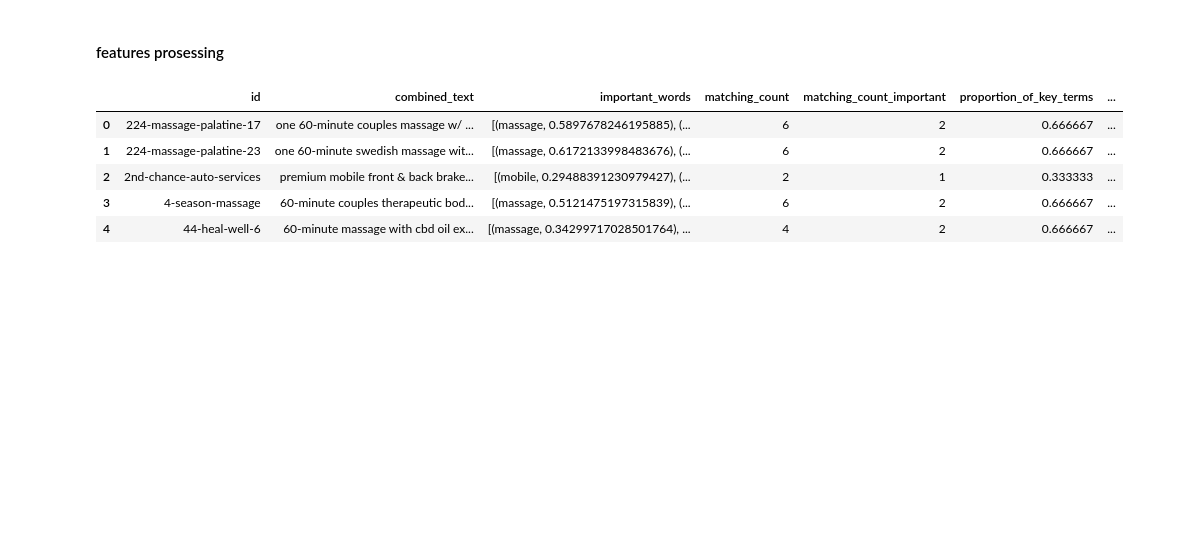
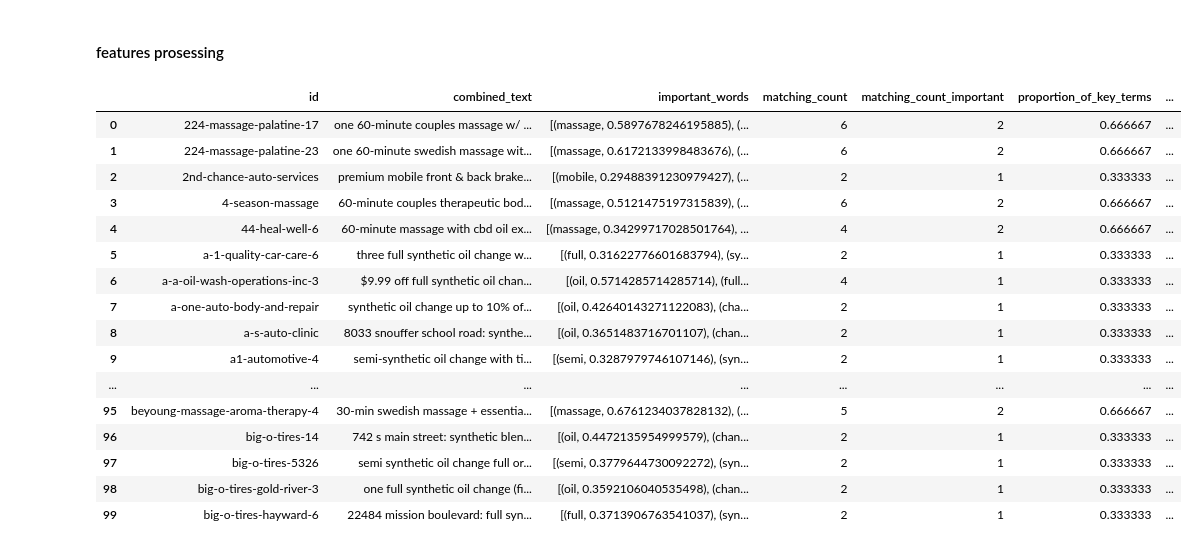
Before and after one commit to zphilippcz/research, a Jupyter notebook: relevance/search_annotation_data.ipynb, the cells around one changed output. Drawn from its saved outputs; the diff is of its cells as text; code cells hidden in the pictures; blank space fills up the shorter version.

```diff
--- a/relevance/search_annotation_data.ipynb
+++ b/relevance/search_annotation_data.ipynb
@@ -120,21 +120,32 @@ deals_df.head()
 # %%
 query_terms = ['oil', 'massage', 'massage oil']
 
 average_query_length = average_word_length(" ".join(query_terms))
 deals_df['important_words'] = deals_df['combined_text'].apply(get_important_words)
 deals_df['matching_count_important'] = deals_df['important_words'].apply(lambda row: count_matching_words(query_terms, row))
 deals_df['matching_count'] = deals_df['combined_text'].apply(lambda row: count_word_occurrences(query_terms, row))
 deals_df['proportion_of_key_terms'] = deals_df['combined_text'].apply(lambda row: proportion_of_key_terms(query_terms, row))
 deals_df['word_embeding_distance'] = deals_df['combined_text'].apply(lambda row: calculate_distance(query_terms, row))
 deals_df['average_word_lengths'] = deals_df['combined_text'].apply(average_word_length)
 deals_df['average_word_query_lengths'] = average_query_length
 
 
-deals_df.head()
+deals_df.head(100)
 # %% [output]
 |  | id | combined_text | important_words | matching_count | matching_count_important | proportion_of_key_terms | ... |
 | 0 | 224-massage-palatine-17 | one 60-minute couples massage w/ ... | [(massage, 0.5897678246195885), (... | 6 | 2 | 0.666667 | ... |
 | 1 | 224-massage-palatine-23 | one 60-minute swedish massage wit... | [(massage, 0.6172133998483676), (... | 6 | 2 | 0.666667 | ... |
 | 2 | 2nd-chance-auto-services | premium mobile front & back brake... | [(mobile, 0.29488391230979427), (... | 2 | 1 | 0.333333 | ... |
 | 3 | 4-season-massage | 60-minute couples therapeutic bod... | [(massage, 0.5121475197315839), (... | 6 | 2 | 0.666667 | ... |
 | 4 | 44-heal-well-6 | 60-minute massage with cbd oil ex... | [(massage, 0.34299717028501764), ... | 4 | 2 | 0.666667 | ... |
+| 5 | a-1-quality-car-care-6 | three full synthetic oil change w... | [(full, 0.31622776601683794), (sy... | 2 | 1 | 0.333333 | ... |
+| 6 | a-a-oil-wash-operations-inc-3 | $9.99 off full synthetic oil chan... | [(oil, 0.5714285714285714), (full... | 4 | 1 | 0.333333 | ... |
+| 7 | a-one-auto-body-and-repair | synthetic oil change up to 10% of... | [(oil, 0.42640143271122083), (cha... | 2 | 1 | 0.333333 | ... |
+| 8 | a-s-auto-clinic | 8033 snouffer school road: synthe... | [(oil, 0.3651483716701107), (chan... | 2 | 1 | 0.333333 | ... |
+| 9 | a1-automotive-4 | semi-synthetic oil change with ti... | [(semi, 0.3287979746107146), (syn... | 2 | 1 | 0.333333 | ... |
+| ... | ... | ... | ... | ... | ... | ... | ... |
+| 95 | beyoung-massage-aroma-therapy-4 | 30-min swedish massage + essentia... | [(massage, 0.6761234037828132), (... | 5 | 2 | 0.666667 | ... |
+| 96 | big-o-tires-14 | 742 s main street: synthetic blen... | [(oil, 0.4472135954999579), (chan... | 2 | 1 | 0.333333 | ... |
+| 97 | big-o-tires-5326 | semi synthetic oil change full or... | [(semi, 0.3779644730092272), (syn... | 2 | 1 | 0.333333 | ... |
+| 98 | big-o-tires-gold-river-3 | one full synthetic oil change (fi... | [(oil, 0.3592106040535498), (chan... | 2 | 1 | 0.333333 | ... |
+| 99 | big-o-tires-hayward-6 | 22484 mission boulevard: full syn... | [(full, 0.3713906763541037), (syn... | 2 | 1 | 0.333333 | ... |
```
